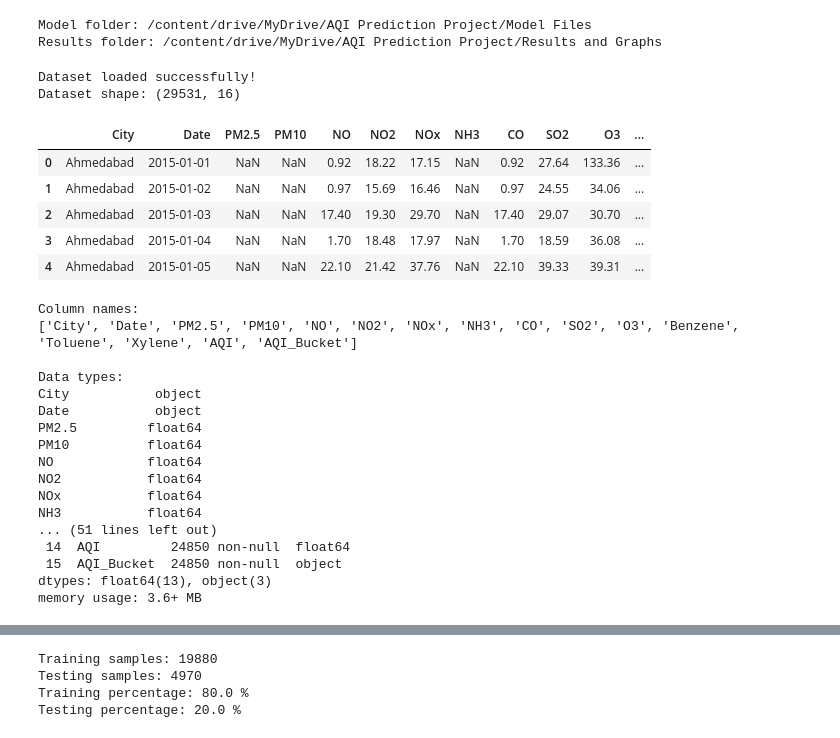
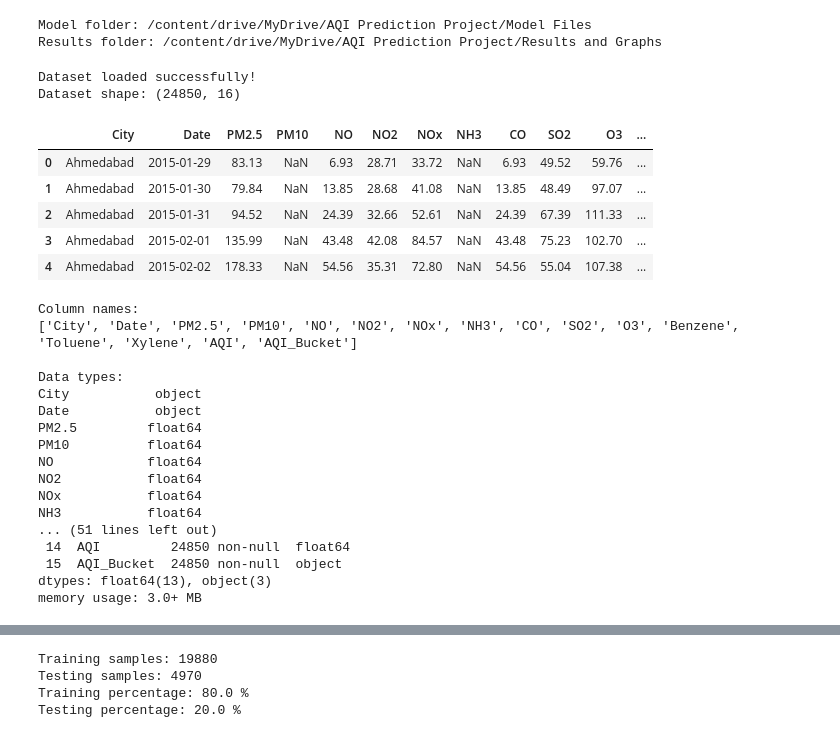
Before and after one commit to swanandiz-07/AQI-Prediction-Project, a Jupyter notebook: notebooks/02_model_training.ipynb, the cells around one changed output, grey strips where cells are left out. Cells and saved outputs as stored; diff of their text form; code cells hidden in the pictures.

```diff
--- a/notebooks/02_model_training.ipynb
+++ b/notebooks/02_model_training.ipynb
@@ -50,23 +50,23 @@ print("Results folder:", RESULT_DIR)
 Model folder: /content/drive/MyDrive/AQI Prediction Project/Model Files
 Results folder: /content/drive/MyDrive/AQI Prediction Project/Results and Graphs
 # %%
-DATA_PATH = ( "/content/city_day_cleaned.csv")
+DATA_PATH = ( "/content/drive/MyDrive/AQI Prediction Project/Dataset/city_day_cleaned.csv")
 
 df = pd.read_csv(DATA_PATH)
 
 print("Dataset loaded successfully!")
 print("Dataset shape:", df.shape)
 
 display(df.head())
 # %% [output]
 Dataset loaded successfully!
-Dataset shape: (29531, 16)
+Dataset shape: (24850, 16)
 |  | City | Date | PM2.5 | PM10 | NO | NO2 | NOx | NH3 | CO | SO2 | O3 | ... |
-| 0 | Ahmedabad | 2015-01-01 | NaN | NaN | 0.92 | 18.22 | 17.15 | NaN | 0.92 | 27.64 | 133.36 | ... |
-| 1 | Ahmedabad | 2015-01-02 | NaN | NaN | 0.97 | 15.69 | 16.46 | NaN | 0.97 | 24.55 | 34.06 | ... |
-| 2 | Ahmedabad | 2015-01-03 | NaN | NaN | 17.40 | 19.30 | 29.70 | NaN | 17.40 | 29.07 | 30.70 | ... |
-| 3 | Ahmedabad | 2015-01-04 | NaN | NaN | 1.70 | 18.48 | 17.97 | NaN | 1.70 | 18.59 | 36.08 | ... |
-| 4 | Ahmedabad | 2015-01-05 | NaN | NaN | 22.10 | 21.42 | 37.76 | NaN | 22.10 | 39.33 | 39.31 | ... |
+| 0 | Ahmedabad | 2015-01-29 | 83.13 | NaN | 6.93 | 28.71 | 33.72 | NaN | 6.93 | 49.52 | 59.76 | ... |
+| 1 | Ahmedabad | 2015-01-30 | 79.84 | NaN | 13.85 | 28.68 | 41.08 | NaN | 13.85 | 48.49 | 97.07 | ... |
+| 2 | Ahmedabad | 2015-01-31 | 94.52 | NaN | 24.39 | 32.66 | 52.61 | NaN | 24.39 | 67.39 | 111.33 | ... |
+| 3 | Ahmedabad | 2015-02-01 | 135.99 | NaN | 43.48 | 42.08 | 84.57 | NaN | 43.48 | 75.23 | 102.70 | ... |
+| 4 | Ahmedabad | 2015-02-02 | 178.33 | NaN | 54.56 | 35.31 | 72.80 | NaN | 54.56 | 55.04 | 107.38 | ... |
 # %%
 print("Column names:")
 print(df.columns.tolist())
@@ -98,5 +98,5 @@ NH3           float64
  14  AQI         24850 non-null  float64
  15  AQI_Bucket  24850 non-null  object
 dtypes: float64(13), object(3)
-memory usage: 3.6+ MB
+memory usage: 3.0+ MB
 # %%
```
Also changed, not shown: parts of 3 cells of this notebook, 1 other file.
